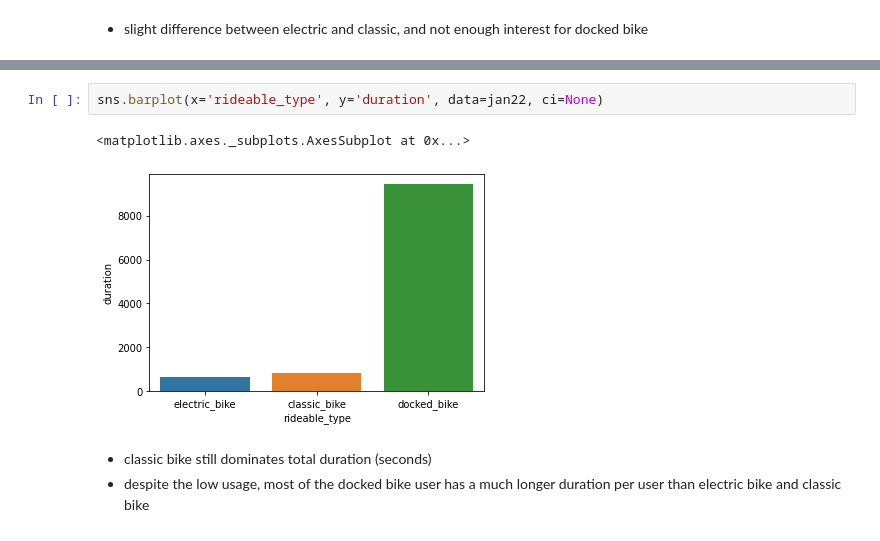
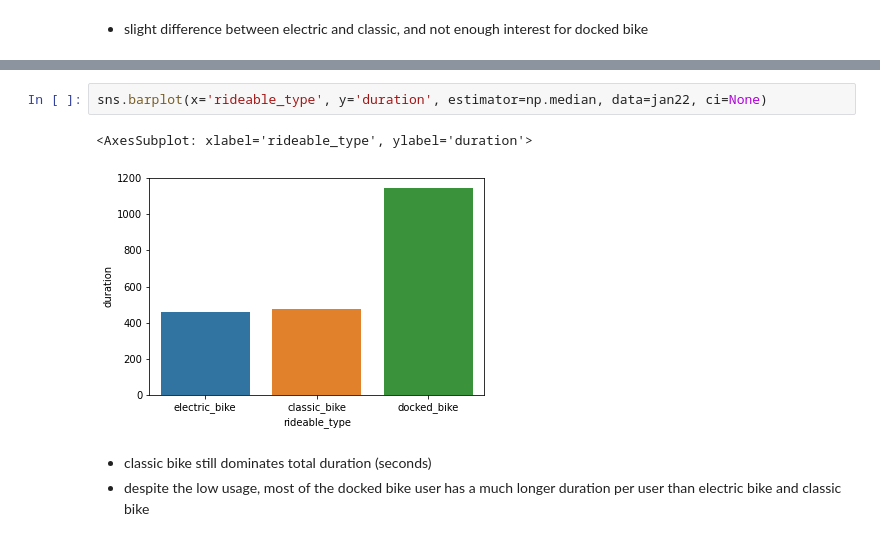
Before and after one commit to salmanzf/Google_Cyclistic, a Jupyter notebook: Cyclistic_Monthly.ipynb, the cells around one changed output, grey strips where cells are left out. Drawn from its saved outputs; the diff is of its cells as text.

```diff
--- a/Cyclistic_Monthly.ipynb
+++ b/Cyclistic_Monthly.ipynb
@@ -495,9 +510,9 @@ sns.barplot(x='rideable_type', y='duration', data=jan22, estimator=sum, ci=None)
 [figure]
 # %%
-sns.barplot(x='rideable_type', y='duration', data=jan22, ci=None)
+sns.barplot(x='rideable_type', y='duration', estimator=np.median, data=jan22, ci=None)
 # %% [output]
-<matplotlib.axes._subplots.AxesSubplot at 0x...>
+<AxesSubplot: xlabel='rideable_type', ylabel='duration'>
-[figure, old version]
+[figure, new version]
 # %% [markdown]
 - classic bike still dominates total duration (seconds)
 - despite the low usage, most of the docked bike user has a much longer duration per user than electric bike and classic bike
```
Also changed, not shown: parts of 100 cells of this notebook, 1 other file.
